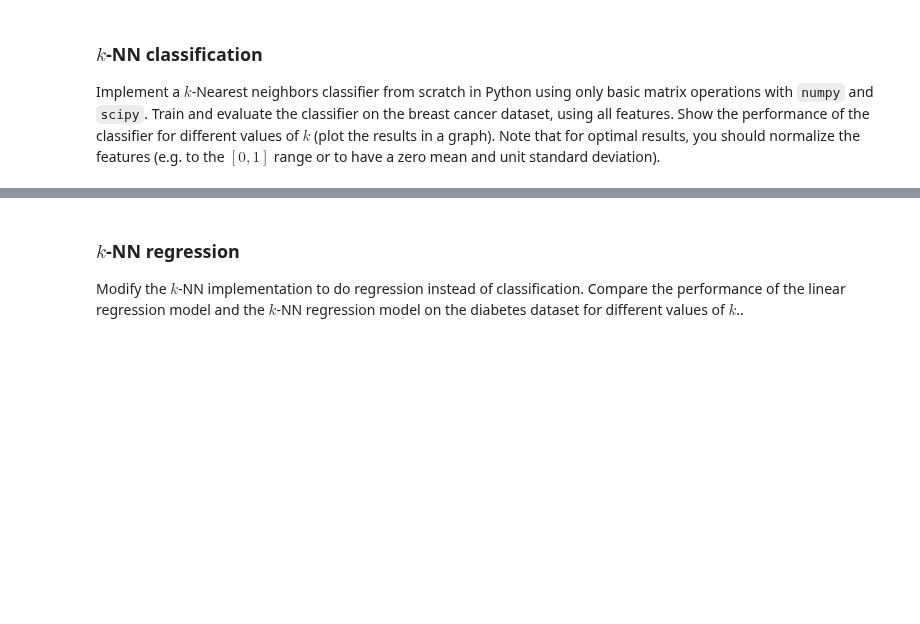
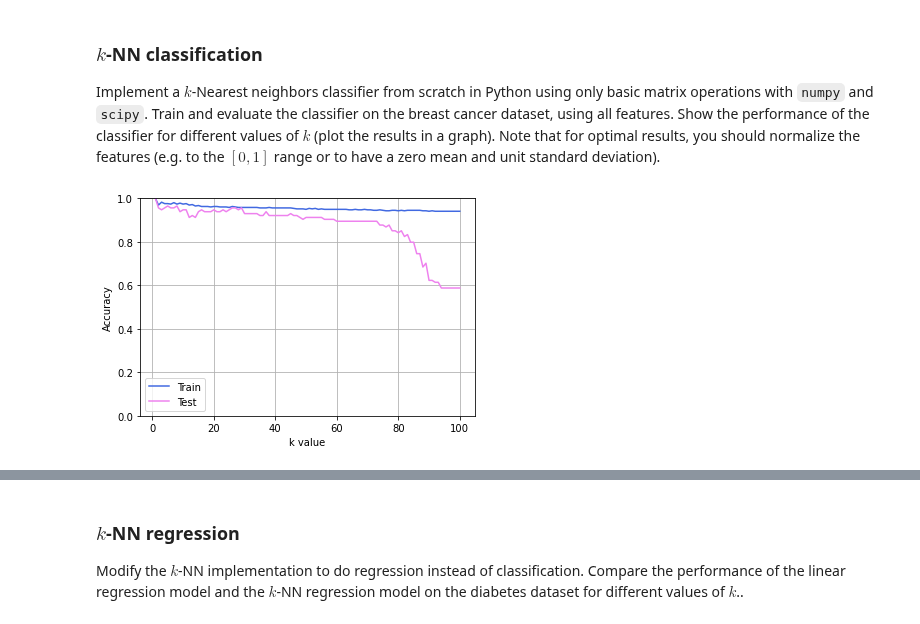
Before and after one commit to lucazini03/ml-for-medical-imaging, a Jupyter notebook: week_1.ipynb, the cells around one changed output, grey strips where cells are left out. Cells and saved outputs as stored; diff of their text form; code cells hidden in the pictures; blank space fills up the shorter version.

```diff
--- a/week_1.ipynb
+++ b/week_1.ipynb
@@ -177,0 +236,14 @@ Implement a $k$-Nearest neighbors classifier from scratch in Python using only b
+# %%
+# visualisation, plot accuracy against k value
+plt.figure()
+plt.grid()
+plt.plot(k_list, accuracy_list_train, c="royalblue", label="Train")
+plt.plot(k_list, accuracy_list_test, c="violet", label ="Test")
+plt.xlabel("k value")
+plt.ylabel("Accuracy")
+plt.ylim([0,1])
+plt.legend()
+
+plt.show()
+# %% [output]
+[figure, added]
```
Also changed, not shown: parts of 11 cells of this notebook.
